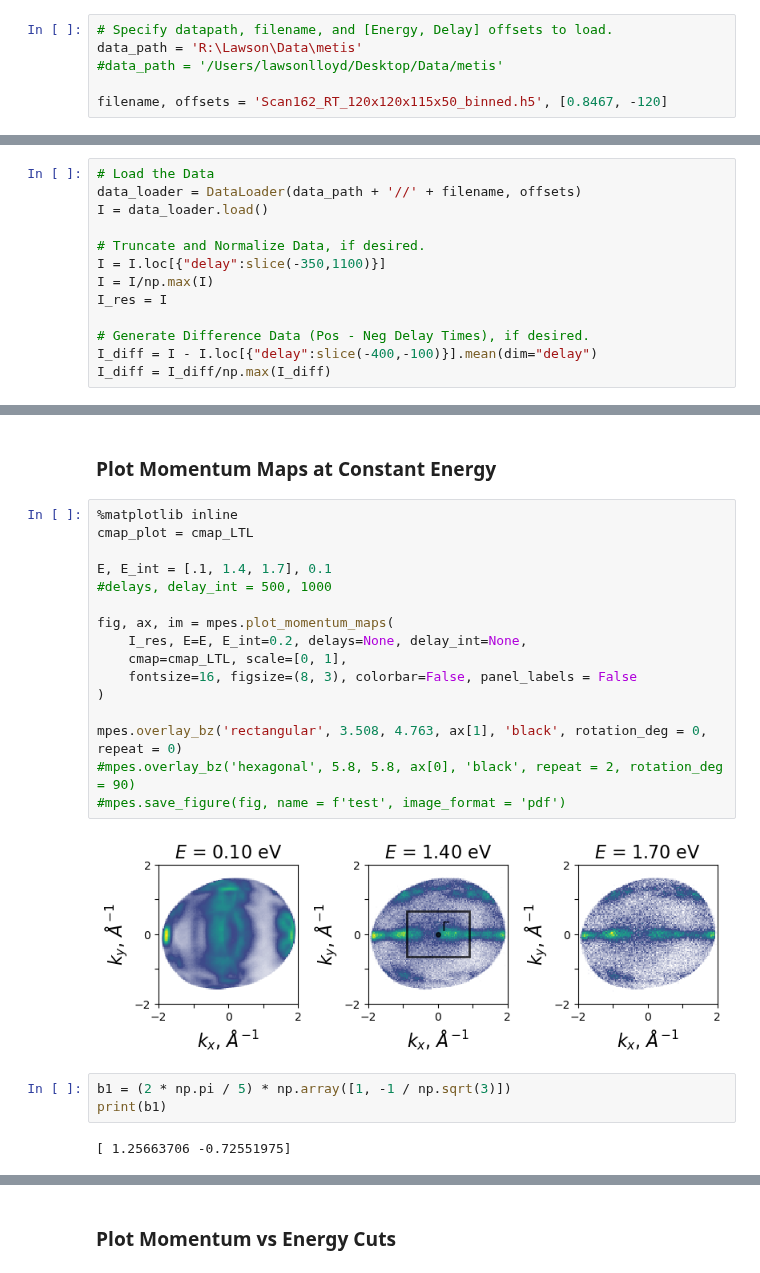
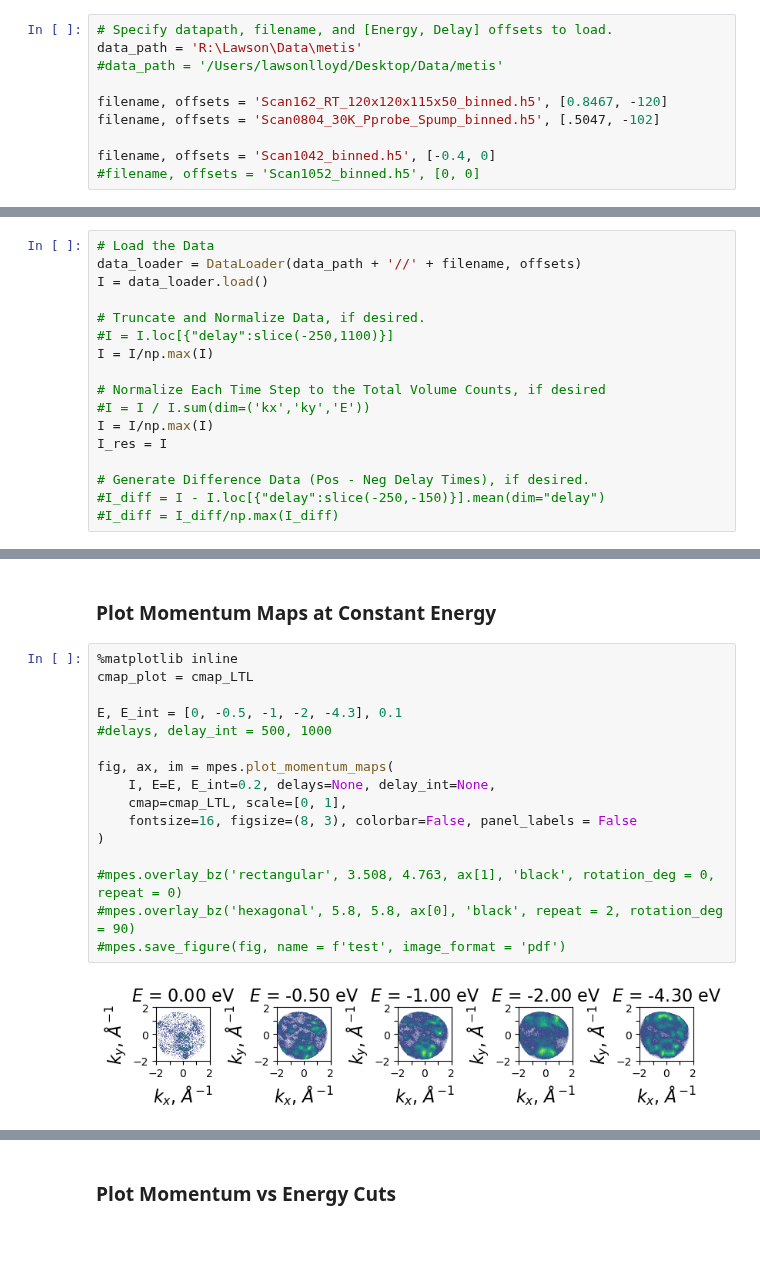
Before and after one commit to lawsonlloyd/mpes-analysis, a Jupyter notebook: mpes_Plot_Analysis.ipynb, the cells around one changed output, grey strips where cells are left out. Saved outputs shown, nothing was run; the diff lists cells and outputs as text; blank space fills up the shorter version.

```diff
--- a/mpes_Plot_Analysis.ipynb
+++ b/mpes_Plot_Analysis.ipynb
@@ -34,6 +37,10 @@ data_path = 'R:\Lawson\Data\metis'
 #data_path = '/Users/lawsonlloyd/Desktop/Data/metis'
 
 filename, offsets = 'Scan162_RT_120x120x115x50_binned.h5', [0.8467, -120]
+filename, offsets = 'Scan0804_30K_Pprobe_Spump_binned.h5', [.5047, -102]
+
+filename, offsets = 'Scan1042_binned.h5', [-0.4, 0]
+#filename, offsets = 'Scan1052_binned.h5', [0, 0]
 # %% [markdown]
 ### Load the data, Generate Normalized and Difference Data
 # %%
@@ -42,11 +49,15 @@ data_loader = DataLoader(data_path + '//' + filename, offsets)
 I = data_loader.load()
 
 # Truncate and Normalize Data, if desired.
-I = I.loc[{"delay":slice(-350,1100)}]
+#I = I.loc[{"delay":slice(-250,1100)}]
+I = I/np.max(I)
+
+# Normalize Each Time Step to the Total Volume Counts, if desired
+#I = I / I.sum(dim=('kx','ky','E'))
 I = I/np.max(I)
 I_res = I
 
 # Generate Difference Data (Pos - Neg Delay Times), if desired.
-I_diff = I - I.loc[{"delay":slice(-400,-100)}].mean(dim="delay")
-I_diff = I_diff/np.max(I_diff)
+#I_diff = I - I.loc[{"delay":slice(-250,-150)}].mean(dim="delay")
+#I_diff = I_diff/np.max(I_diff)
 # %% [output]
@@ -69,23 +80,18 @@ Using matplotlib backend: QtAgg
 # %%
 %matplotlib inline
 cmap_plot = cmap_LTL
 
-E, E_int = [.1, 1.4, 1.7], 0.1
+E, E_int = [0, -0.5, -1, -2, -4.3], 0.1
 #delays, delay_int = 500, 1000
 
 fig, ax, im = mpes.plot_momentum_maps(
-    I_res, E=E, E_int=0.2, delays=None, delay_int=None,
+    I, E=E, E_int=0.2, delays=None, delay_int=None,
     cmap=cmap_LTL, scale=[0, 1],
     fontsize=16, figsize=(8, 3), colorbar=False, panel_labels = False
 )
 
-mpes.overlay_bz('rectangular', 3.508, 4.763, ax[1], 'black', rotation_deg = 0, repeat = 0)
+#mpes.overlay_bz('rectangular', 3.508, 4.763, ax[1], 'black', rotation_deg = 0, repeat = 0)
 #mpes.overlay_bz('hexagonal', 5.8, 5.8, ax[0], 'black', repeat = 2, rotation_deg = 90)
 #mpes.save_figure(fig, name = f'test', image_format = 'pdf')
 # %% [output]
-[figure, old version]
+[figure, new version]
-# %%
-b1 = (2 * np.pi / 5) * np.array([1, -1 / np.sqrt(3)])
-print(b1)
-# %% [output]
-[ 1.25663706 -0.72551975]
```
Also changed, not shown: parts of 11 cells of this notebook.
